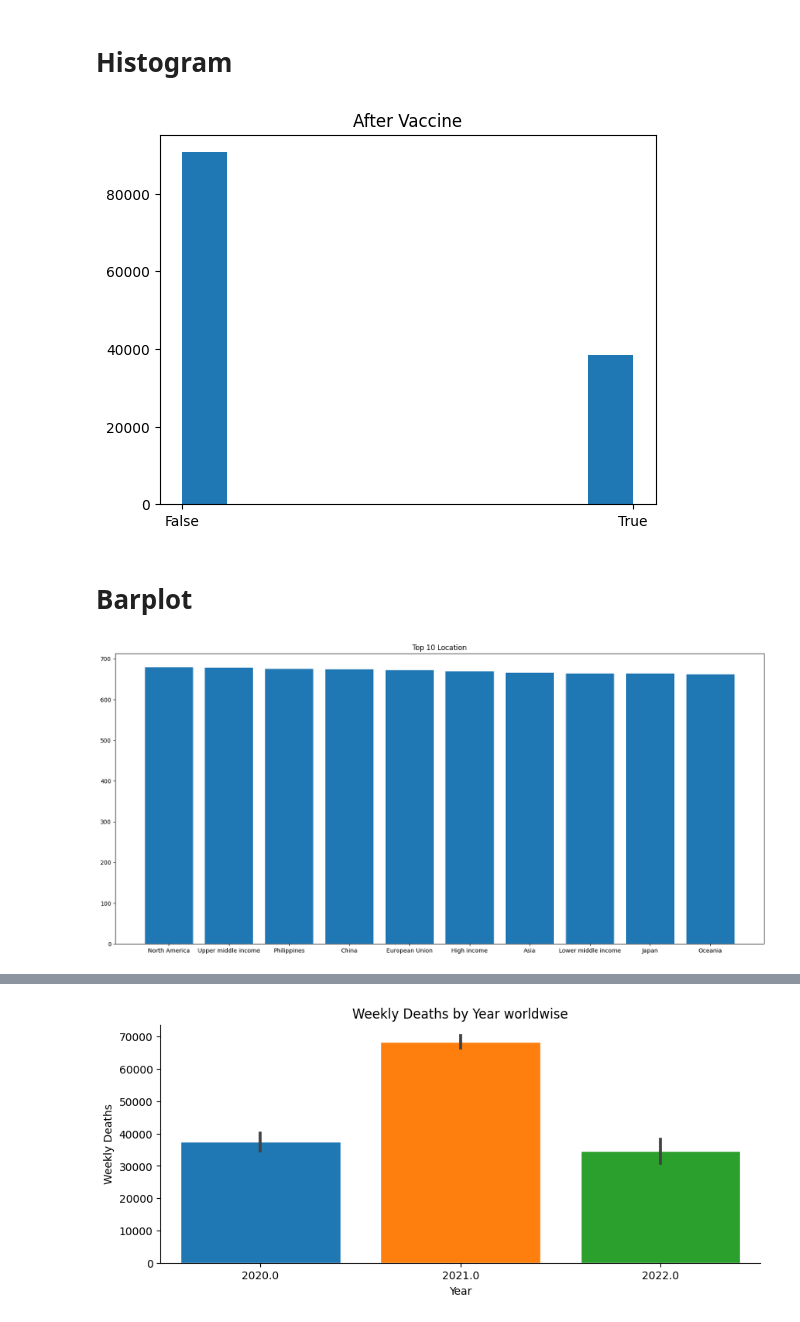
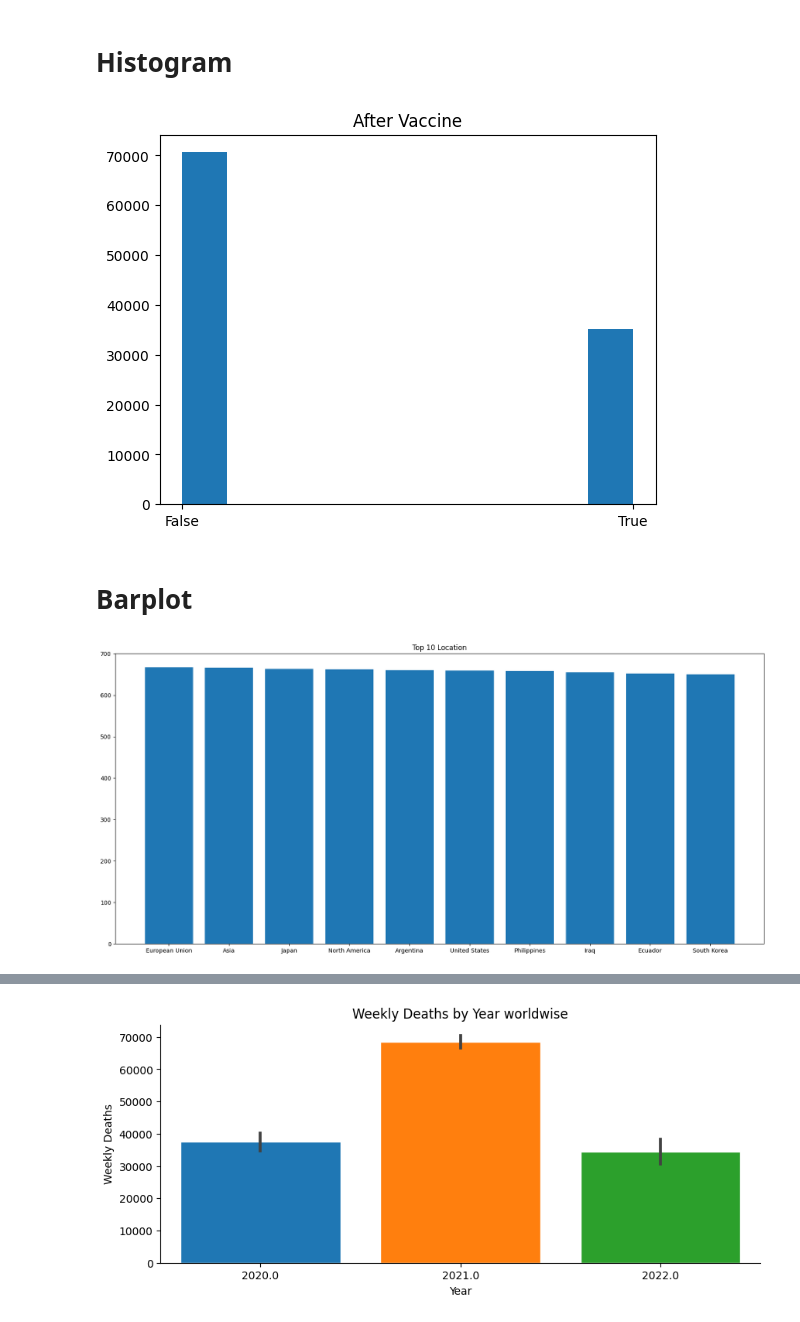
Before and after one commit to BiancaCarneiro/Covid-Prediction, a Jupyter notebook: project/notebooks/covid_visualization.ipynb, the cells around one changed output, grey strips where cells are left out. Cells and saved outputs as stored; diff of their text form; code cells hidden in the pictures.

Commit message:
Adding visualization

```diff
--- a/project/notebooks/covid_visualization.ipynb
+++ b/project/notebooks/covid_visualization.ipynb
@@ -7,7 +7,7 @@ import numpy as np
 import seaborn as sns
 # %%
 DATA_PATH = "../data"
-df_train = pd.read_csv(f"{DATA_PATH}/train.csv")
+df_train = pd.read_csv(f"{DATA_PATH}/train_preprocessed.csv")
 df_test = pd.read_csv(f"{DATA_PATH}/test.csv")
 # %% [markdown]
 # Histogram
@@ -16,7 +16,7 @@ plt.hist(df_train["After Vaccine"].astype(str))
 plt.title("After Vaccine")
 plt.show()
 # %% [output]
-[figure, old version]
+[figure, new version]
 # %% [markdown]
 # Barplot
 # %%
@@ -29,13 +29,13 @@ def create_barplot(y:str, x:str="Year") -> None:
     plt.show()
 # %%
-location_counts = list(df_train["Location"].astype(str).value_counts().to_dict().items())
+location_counts = list(df_train["Location"].dropna().astype(str).value_counts().to_dict().items())
 bin_num = 10
 plt.figure(figsize=(20,9))
 plt.bar([it[0] for it in location_counts[:bin_num]], [it[1] for it in location_counts[:bin_num]])
 plt.title(f"Top {bin_num} Location")
 plt.show()
 # %% [output]
-[figure, old version]
+[figure, new version]
 # %%
 plt.figure(figsize=(24,9))
 plt.bar([it[0] for it in location_counts[len(location_counts) - bin_num:]], [it[1] for it in location_counts[len(location_counts) -bin_num : ]])
```
Also changed, not shown: parts of 10 cells of this notebook, 2 other files.
